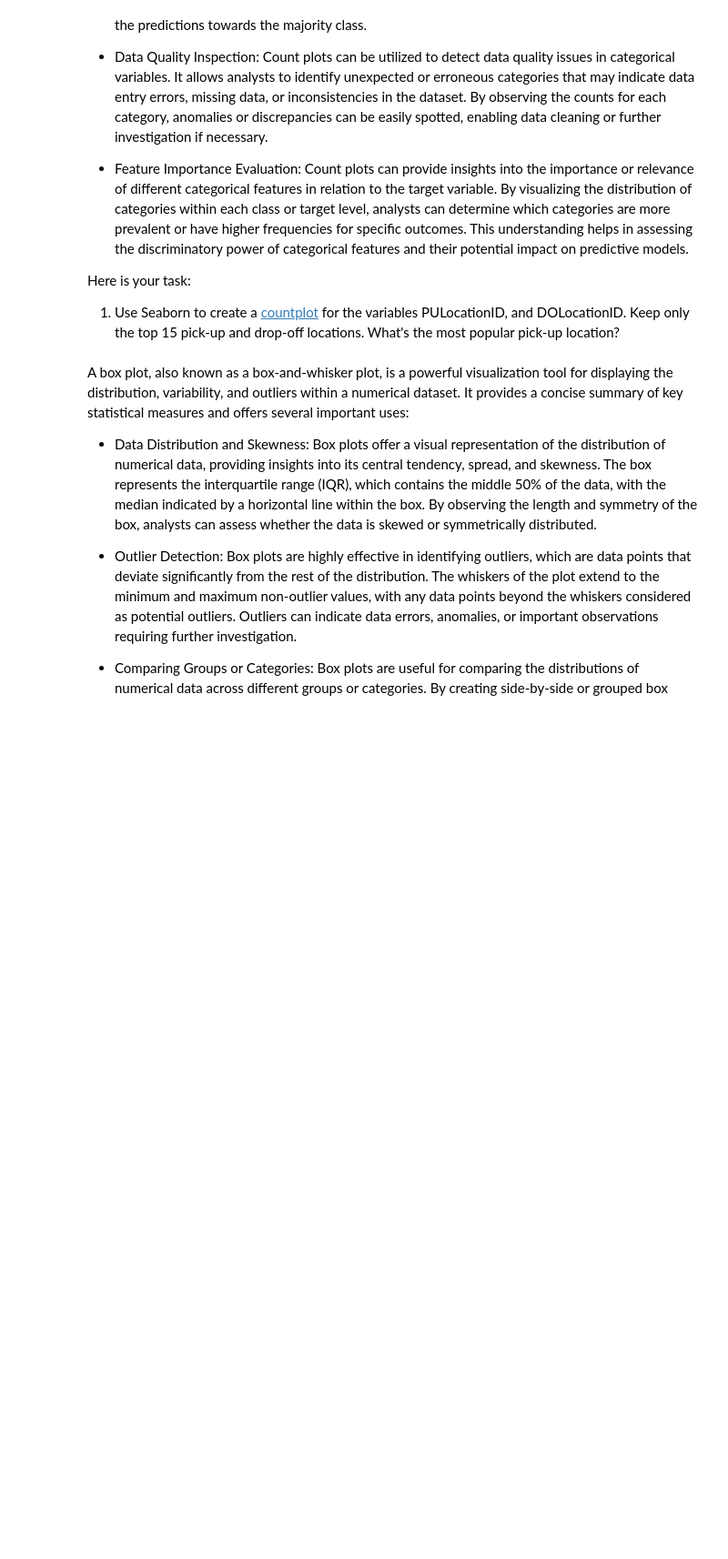
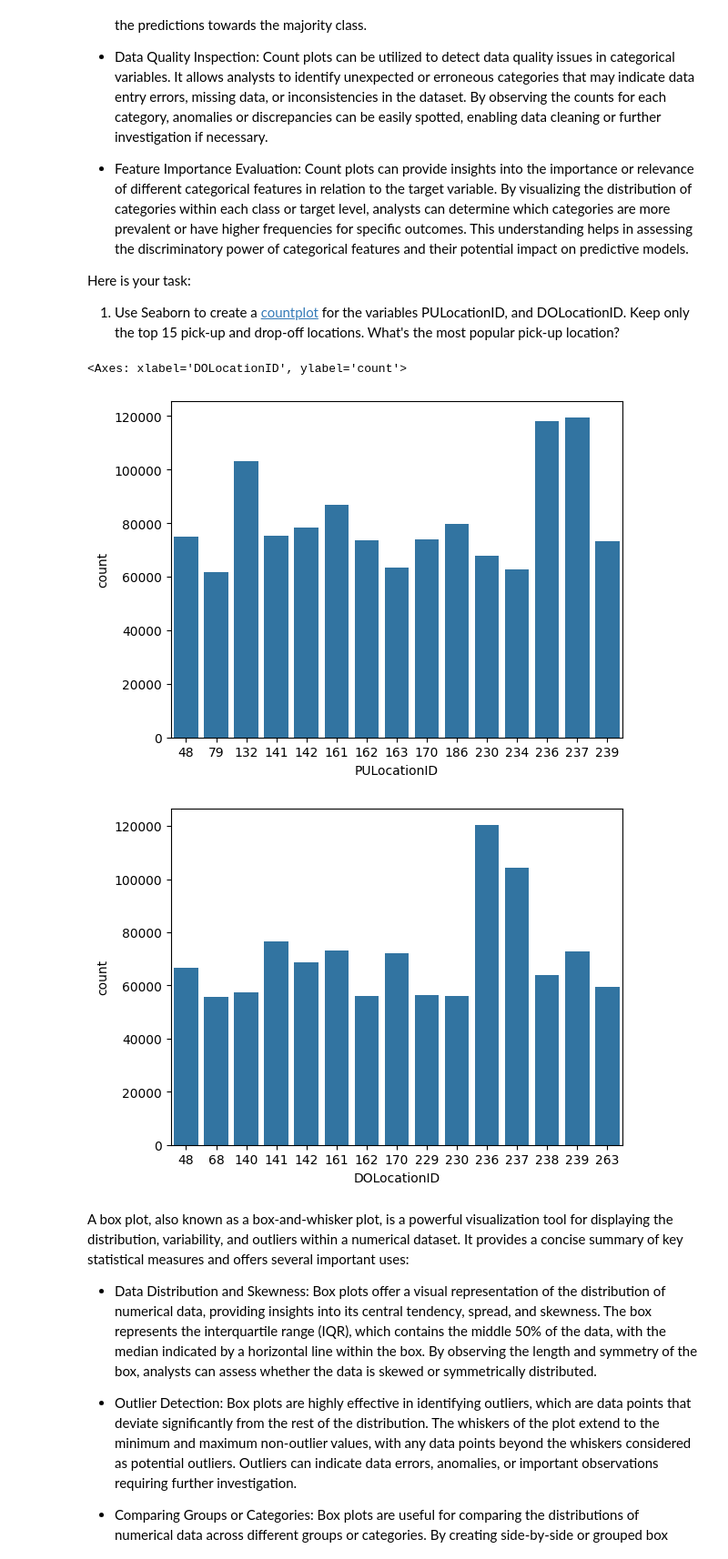
Before and after one commit to kentheman4AI/UMGC-MachineLearning-AI, a Jupyter notebook: Student_MLE_MiniProject_EDA.ipynb, the cells around one changed output. Shown: that part at 91% size. Drawn from its saved outputs; the diff is of its cells as text; code cells hidden in the pictures; blank space fills up the shorter version.

```diff
--- a/Student_MLE_MiniProject_EDA.ipynb
+++ b/Student_MLE_MiniProject_EDA.ipynb
@@ -272,6 +277,15 @@ Here is your task:
   1. Use Seaborn to create a [countplot](https://seaborn.pydata.org/generated/seaborn.countplot.html) for the variables PULocationID, and DOLocationID. Keep only the top 15 pick-up and drop-off locations. What's the most popular pick-up location?
 # %%
 # Create a Seaborn countplot for PULocationID and DOLocationID. Only plot the top 15 categories by value counts.
+NYC_Yellow_Taxi_DF_PUloc_cnts=NYC_Yellow_Taxi_200201_NN['PULocationID'].value_counts()[0:15]
+NYC_Yellow_Taxi_DF_DOloc_cnts=NYC_Yellow_Taxi_200201_NN['DOLocationID'].value_counts()[0:15]
+sns.countplot(x='PULocationID',data=NYC_Yellow_Taxi_200201_NN[NYC_Yellow_Taxi_200201_NN['PULocationID'].isin(NYC_Yellow_Taxi_DF_PUloc_cnts.index)])  #The most popular pickup location is ID-237
+plt.figure()
+sns.countplot(x='DOLocationID',data=NYC_Yellow_Taxi_200201_NN[NYC_Yellow_Taxi_200201_NN['DOLocationID'].isin(NYC_Yellow_Taxi_DF_DOloc_cnts.index)])
+# %% [output]
+<Axes: xlabel='DOLocationID', ylabel='count'>
+[figure, added]
+[figure, added]
 # %% [markdown]
 A box plot, also known as a box-and-whisker plot, is a powerful visualization tool for displaying the distribution, variability, and outliers within a numerical dataset. It provides a concise summary of key statistical measures and offers several important uses:
 
```
Also changed, not shown: parts of 5 cells of this notebook.
